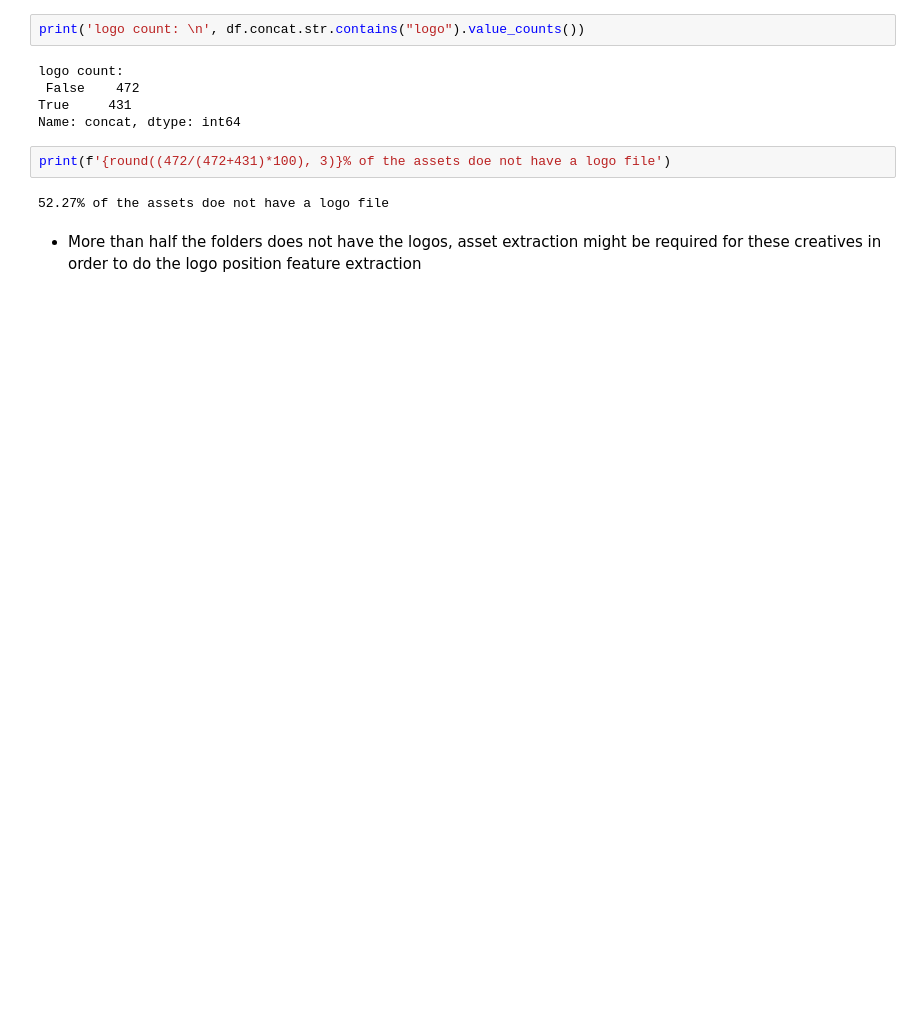
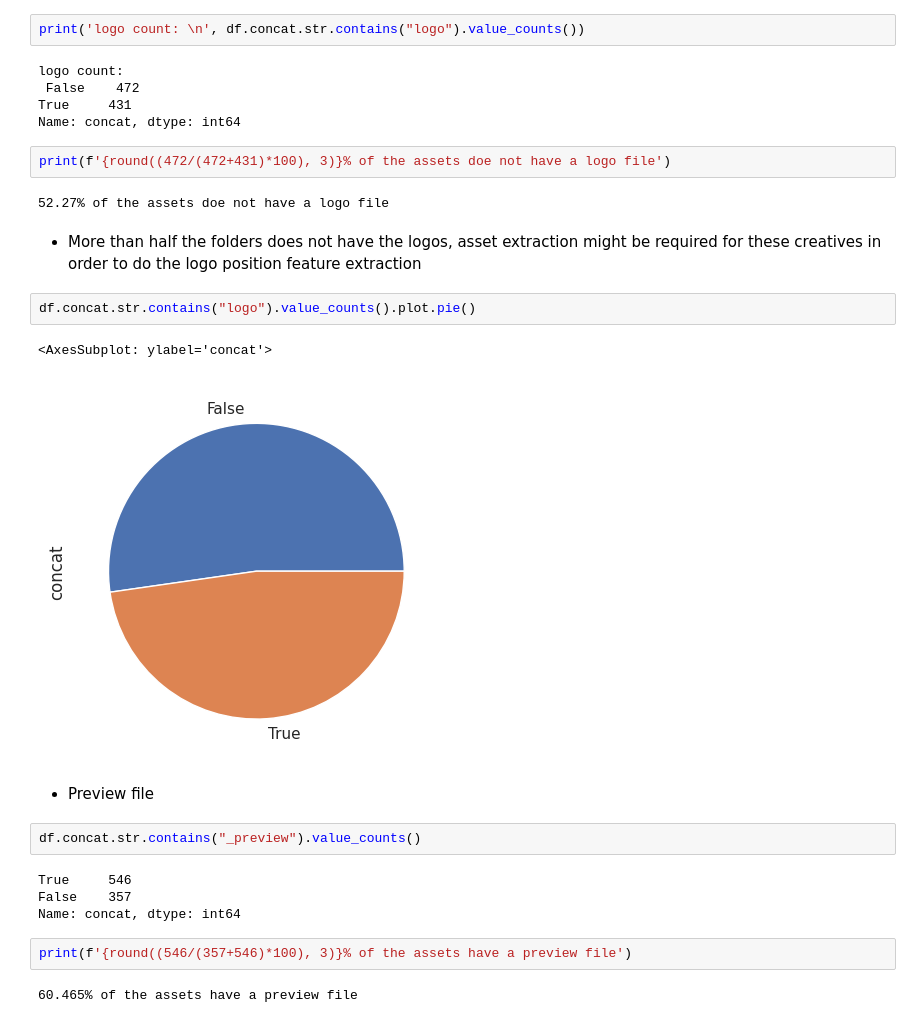
Before and after one commit to ad-Optimisation/ad_optimisation, a Jupyter notebook: notebooks/initial_observation.ipynb, the cells around one changed output. Cells and saved outputs as stored; diff of their text form; blank space fills up the shorter version.

Commit message:
adding preview file status

```diff
--- a/notebooks/initial_observation.ipynb
+++ b/notebooks/initial_observation.ipynb
@@ -60,3 +61,20 @@ print(f'{round((472/(472+431)*100), 3)}% of the assets doe not have a logo file'
 52.27% of the assets doe not have a logo file
 # %% [markdown]
 * More than half the folders does not have the logos, asset extraction might be required for these creatives in order to do the logo position feature extraction
+# %%
+df.concat.str.contains("logo").value_counts().plot.pie()
+# %% [output]
+<AxesSubplot: ylabel='concat'>
+[figure, added]
+# %% [markdown]
+* Preview file
+# %%
+df.concat.str.contains("_preview").value_counts()
+# %% [output]
+True     546
+False    357
+Name: concat, dtype: int64
+# %%
+print(f'{round((546/(357+546)*100), 3)}% of the assets have a preview file')
+# %% [output]
+60.465% of the assets have a preview file
```
Also changed, not shown: parts of 3 cells of this notebook.
